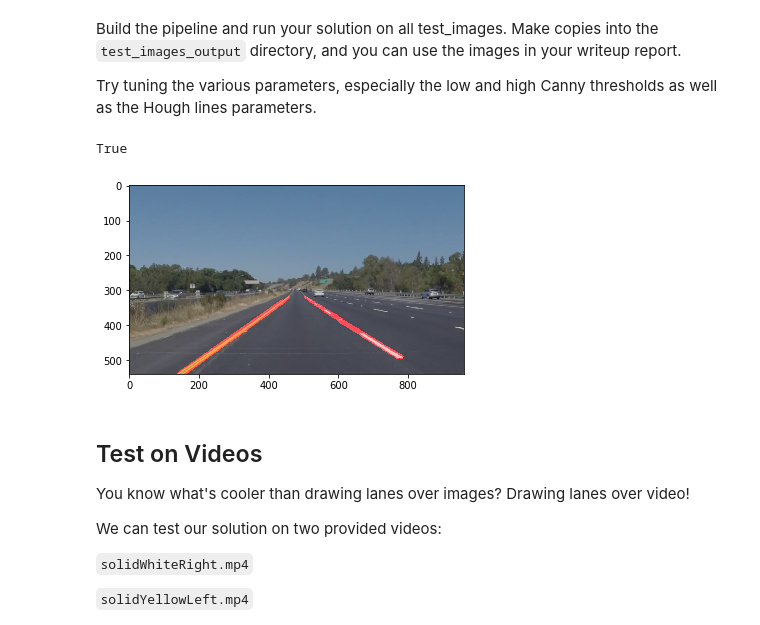
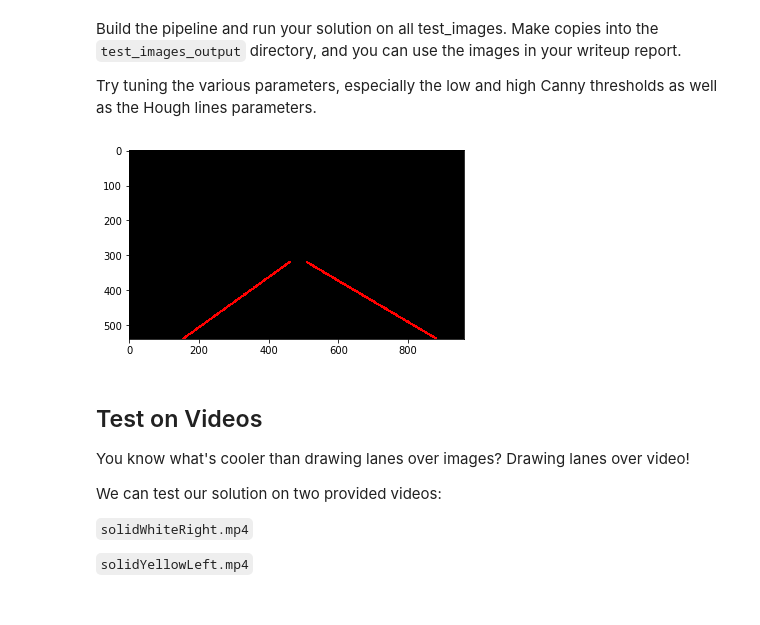
Before and after one commit to Ryan-ZL-Lin/CarND-LaneLines-P1, a Jupyter notebook: P1.ipynb, the cells around one changed output. Cells and saved outputs as stored; diff of their text form; code cells hidden in the pictures.

Commit message:
second commit after the testing of horizontal line

```diff
--- a/P1.ipynb
+++ b/P1.ipynb
@@ -142,9 +142,40 @@ def draw_lines(img, lines, color=[255, 0, 0], thickness=6):
     If you want to make the lines semi-transparent, think about combining
     this function with the weighted_img() function below
     """
+    left_slopes = []
+    right_slopes = []
+
     for line in lines:
         for x1,y1,x2,y2 in line:
-            cv2.line(img, (x1, y1), (x2, y2), color, thickness)
+            slope = (y2 - y1)/(x2 - x1)
+            #print (slope)
+            if abs(slope) > 0.2:
+                if slope <= 0:
+                    left_slopes.append(slope)
+                else:
+                    right_slopes.append(slope)
+
+    avg_left_slope = np.average(left_slopes)
+    avg_right_slope = np.average(right_slopes)
+
+    left_intercet = 320 - avg_left_slope * 460
+    right_intercet = 320 - avg_right_slope * 510
+
+    left_x_bottom = (539 - left_intercet) / avg_left_slope
+    left_x_top = (319 - left_intercet) / avg_left_slope
+    left_y_top = avg_left_slope * left_x_top + left_intercet
+
+    right_x_bottom = (539 - right_intercet) / avg_right_slope
+    right_x_top = (319 - right_intercet) / avg_right_slope
+    right_y_top = avg_right_slope * right_x_top + right_intercet
+
+    cv2.line(img, (int(left_x_bottom), 539), (int(left_x_top), int(left_y_top)), color, thickness)
+    cv2.line(img, (int(right_x_top), int(right_y_top)), (int(right_x_bottom), 539), color, thickness)
+
+    #for line in lines:
+    #    for x1,y1,x2,y2 in line:
+    #        cv2.line(img, (x1, y1), (x2, y2), color, thickness)
+
 
 def hough_lines(img, rho, theta, threshold, min_line_len, max_line_gap):
     """
@@ -198,7 +232,7 @@ Try tuning the various parameters, especially the low and high Canny thresholds
 # then save them to the test_images_output directory.
 
 
-image = mpimg.imread('test_images/solidYellowLeft.jpg')
+image = mpimg.imread('test_images/hLine2.jpg')
 #plt.imshow(image)
 
 cpy_img = np.copy(image)
@@ -208,38 +242,37 @@ gray = grayscale(cpy_img)
 # Define a kernal size and apply Gaussian smoothing
 kernel_size = 13
 blur_gray = gaussian_blur(gray, kernel_size)
 #plt.imshow(blur_gray, cmap='gray')
 
 # Define parameters for Canny and apply
 low_threshold = 30
-high_threshold = 65
+high_threshold = 150
 edges = canny(blur_gray, low_threshold, high_threshold)
 #plt.imshow(edges, cmap='gray')
 
 # Define the parameters for ROI and apply
 imshape = image.shape
 vertices = np.array([[(0, imshape[0]), (460, 320), (510, 320), (imshape[1], imshape[0])]], dtype=np.int32)
 masked_edges = region_of_interest(edges, vertices)
 #plt.imshow(masked_edges, cmap='gray')
 
 #Define the Hough transform parameters and apply, then draw the lines on the image directly
 rho = 1
 theta = np.pi/180 #(radians)
 threshold = 25
-min_lane_length = 5
+min_lane_length = 30
 max_line_gap = 250
 hough_lines_img = hough_lines(masked_edges, rho, theta, threshold, min_lane_length, max_line_gap)
 #plt.imshow(hough_lines_img)
 
 # Combine the hough_lines_img and the original image with red transparent line
 output_img = weighted_img(hough_lines_img, image)
 plt.imshow(output_img)
 
 # save the output image in "/test_images_output"
-cv2.imwrite('test_images_output/solidYellowLeft.jpg', cv2.cvtColor(output_img, cv2.COLOR_RGB2BGR))
+#cv2.imwrite('test_images_output/solidYellowLeft.jpg', cv2.cvtColor(output_img, cv2.COLOR_RGB2BGR))
 # %% [output]
-True
-[figure, old version]
+[figure, new version]
 # %% [markdown]
 ## Test on Videos
 
```
Also changed, not shown: parts of 1 cell of this notebook, 1 other file.
